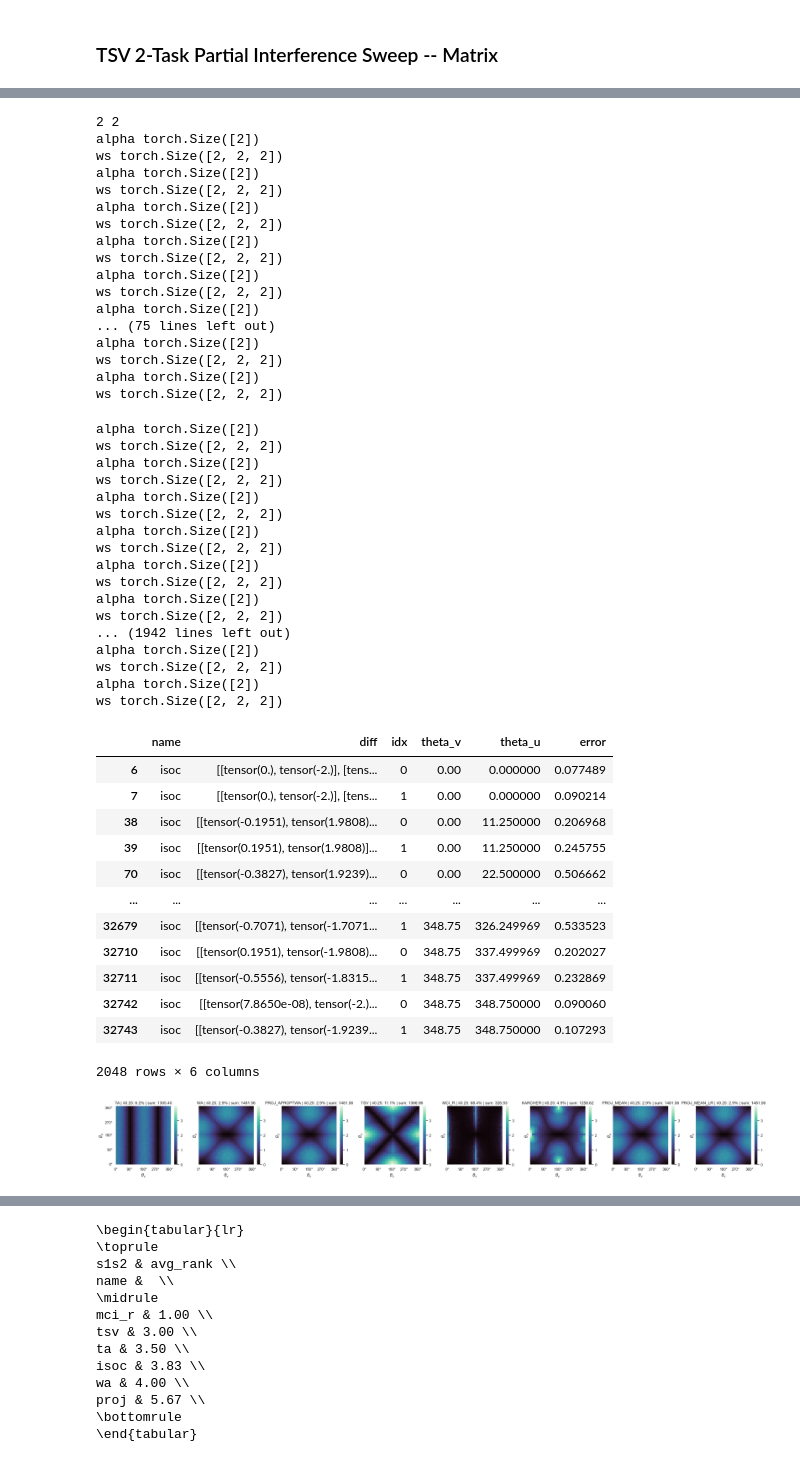
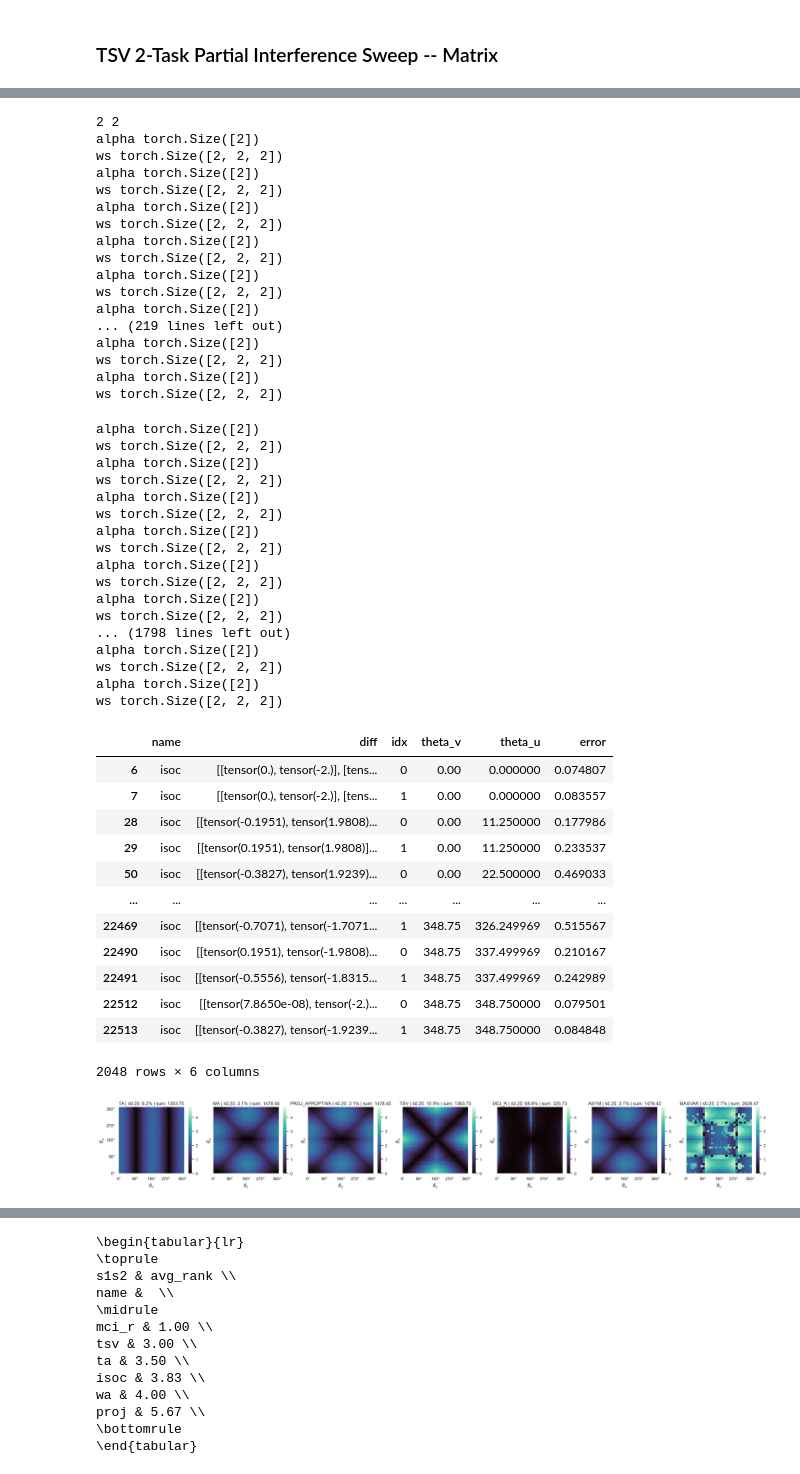
Before and after one commit to AntoAndGar/task_singular_vectors, a Jupyter notebook: anaylsis.ipynb, the cells around one changed output, grey strips where cells are left out. Drawn from its saved outputs; the diff is of its cells as text; code cells hidden in the pictures.

```diff
--- a/anaylsis.ipynb
+++ b/anaylsis.ipynb
@@ -1089,12 +572,5 @@ RuntimeError: Expected size for first two dimensions of batch2 tensor to be: [2,
 # %%
-import torch
-tensors = torch.randn(2, 32, 64)
-epsilon = 1e-4
-
-u, s, vt = torch.linalg.svd(tensors, full_matrices=False)
-vt = vt[:, : s.size(1)]
-c = torch.einsum("nir,nr,nrj->nij", vt.transpose(1, 2), s, vt)
-cbar = c.sum(dim=0)
-y = torch.bmm(tensors, c).sum(dim=0) @ torch.linalg.pinv(cbar)
-y.shape
+tvs = torch.ones(2, 2)
+tvs[1] = -1 * tvs[1]
+compute_procrustes(tvs.T).T
 # %% [output]
@@ -1732,7 +1188,7 @@ def make_interference_data(s1, s2, verbose=False, data_type='disentangled'):
         w_tsv = torch.einsum('i,j->ij', uo0 * s1, vo0) + torch.einsum('i,j->ij', uo1 * s2, vo1)
 
         # ISO-C
-        w_isoc = merge_isoc(torch.stack([w_targ_0, w_targ_1]))
+        w_isoc = merge_isoc([w_targ_0, w_targ_1])
 
         # MCI
         w_mci_r = merge_mci_mats(torch.stack([w_targ_0, w_targ_1]), mode='right')
@@ -1753,19 +1209,6 @@ def make_interference_data(s1, s2, verbose=False, data_type='disentangled'):
 
         # Maxvar
         w_maxvar = merge_maxvar(torch.stack([w_targ_0, w_targ_1]))
-
-        # Wmean
-        w_wmean = merge_weighted_mean(torch.stack([w_targ_0, w_targ_1]))
-
-        # Decoupled
-        w_decoupled = merge_decoupled(torch.stack([w_targ_0, w_targ_1]))
-
-        # Karcher
-        w_karcher = karcher_merge_tensors(torch.stack([w_targ_0, w_targ_1]))
-
-        # Project mean
-        w_proj_mean = merge_project_mean(torch.stack([w_targ_0, w_targ_1]), mode="both")
-        w_proj_mean_lr = merge_project_mean(torch.stack([w_targ_0, w_targ_1]), mode="both", low_rank=True)
 
         errors = [
             {'name': 'ta', 'diff': w_ta - w_targ_0, "idx": 0},
@@ -1797,21 +1240,6 @@ def make_interference_data(s1, s2, verbose=False, data_type='disentangled'):
             # maxvar
             {'name': 'maxvar', 'diff': w_maxvar - w_targ_0, "idx": 0},
             {'name': 'maxvar', 'diff': w_maxvar - w_targ_1, "idx": 1},
-            # wmean
-            {'name': 'wmean', 'diff': w_wmean - w_targ_0, "idx": 0},
-            {'name': 'wmean', 'diff': w_wmean - w_targ_1, "idx": 1},
-            # decoupled
-            {'name': 'decoupled', 'diff': w_decoupled - w_targ_0, "idx": 0},
-            {'name': 'decoupled', 'diff': w_decoupled - w_targ_1, "idx": 1},
-            # karcher
-            {'name': 'karcher', 'diff': w_karcher - w_targ_0, "idx": 0},
-            {'name': 'karcher', 'diff': w_karcher - w_targ_1, "idx": 1},
-            # proj mean
-            {'name': 'proj_mean', 'diff': w_proj_mean - w_targ_0, "idx": 0},
-            {'name': 'proj_mean', 'diff': w_proj_mean - w_targ_1, "idx": 1},
-            # proj mean lr
-            {'name': 'proj_mean_lr', 'diff': w_proj_mean_lr - w_targ_0, "idx": 0},
-            {'name': 'proj_mean_lr', 'diff': w_proj_mean_lr - w_targ_1, "idx": 1},
         ]
 
         if verbose:
@@ -1861,7 +1289,7 @@ ws torch.Size([2, 2, 2])
 alpha torch.Size([2])
 ws torch.Size([2, 2, 2])
 alpha torch.Size([2])
-... (75 lines left out)
+... (219 lines left out)
 alpha torch.Size([2])
 ws torch.Size([2, 2, 2])
 alpha torch.Size([2])
@@ -1878,29 +1306,29 @@ alpha torch.Size([2])
 ws torch.Size([2, 2, 2])
 alpha torch.Size([2])
 ws torch.Size([2, 2, 2])
-... (1942 lines left out)
+... (1798 lines left out)
 alpha torch.Size([2])
 ws torch.Size([2, 2, 2])
 alpha torch.Size([2])
 ws torch.Size([2, 2, 2])
 |  | name | diff | idx | theta_v | theta_u | error |
-| 6 | isoc | [[tensor(0.), tensor(-2.)], [tens... | 0 | 0.00 | 0.000000 | 0.077489 |
-| 7 | isoc | [[tensor(0.), tensor(-2.)], [tens... | 1 | 0.00 | 0.000000 | 0.090214 |
-| 38 | isoc | [[tensor(-0.1951), tensor(1.9808)... | 0 | 0.00 | 11.250000 | 0.206968 |
-| 39 | isoc | [[tensor(0.1951), tensor(1.9808)]... | 1 | 0.00 | 11.250000 | 0.245755 |
-| 70 | isoc | [[tensor(-0.3827), tensor(1.9239)... | 0 | 0.00 | 22.500000 | 0.506662 |
+| 6 | isoc | [[tensor(0.), tensor(-2.)], [tens... | 0 | 0.00 | 0.000000 | 0.074807 |
+| 7 | isoc | [[tensor(0.), tensor(-2.)], [tens... | 1 | 0.00 | 0.000000 | 0.083557 |
+| 28 | isoc | [[tensor(-0.1951), tensor(1.9808)... | 0 | 0.00 | 11.250000 | 0.177986 |
+| 29 | isoc | [[tensor(0.1951), tensor(1.9808)]... | 1 | 0.00 | 11.250000 | 0.233537 |
+| 50 | isoc | [[tensor(-0.3827), tensor(1.9239)... | 0 | 0.00 | 22.500000 | 0.469033 |
 | ... | ... | ... | ... | ... | ... | ... |
-| 32679 | isoc | [[tensor(-0.7071), tensor(-1.7071... | 1 | 348.75 | 326.249969 | 0.533523 |
-| 32710 | isoc | [[tensor(0.1951), tensor(-1.9808)... | 0 | 348.75 | 337.499969 | 0.202027 |
-| 32711 | isoc | [[tensor(-0.5556), tensor(-1.8315... | 1 | 348.75 | 337.499969 | 0.232869 |
-| 32742 | isoc | [[tensor(7.8650e-08), tensor(-2.)... | 0 | 348.75 | 348.750000 | 0.090060 |
-| 32743 | isoc | [[tensor(-0.3827), tensor(-1.9239... | 1 | 348.75 | 348.750000 | 0.107293 |
+| 22469 | isoc | [[tensor(-0.7071), tensor(-1.7071... | 1 | 348.75 | 326.249969 | 0.515567 |
+| 22490 | isoc | [[tensor(0.1951), tensor(-1.9808)... | 0 | 348.75 | 337.499969 | 0.210167 |
+| 22491 | isoc | [[tensor(-0.5556), tensor(-1.8315... | 1 | 348.75 | 337.499969 | 0.242989 |
+| 22512 | isoc | [[tensor(7.8650e-08), tensor(-2.)... | 0 | 348.75 | 348.750000 | 0.079501 |
+| 22513 | isoc | [[tensor(-0.3827), tensor(-1.9239... | 1 | 348.75 | 348.750000 | 0.084848 |
 2048 rows × 6 columns
 # %%
 import matplotlib.pyplot as plt
 import numpy as np
 
-methods = ["ta", "wa", "proj_aproptwa", "tsv", "mci_r", "karcher", "proj_mean", "proj_mean_lr"]
+methods = ["ta", "wa", "proj_aproptwa", "tsv", "mci_r", "asym", "maxvar"]
 thr = 0.25
 n_steps = len(theta_range)
 
@@ -1920,34 +1348,34 @@ fig, axes = plt.subplots(
     1, len(methods),
     figsize=(3.5 * len(methods), 3.5),
     sharex=True, sharey=True
 )
 
 for ax, m, Z in zip(axes, methods, Zs):
     ok = Z < thr
     sns.heatmap(
         Z,
         cmap="mako",
         vmin=vmin, vmax=vmax,   # <-- shared scale
         cbar=True,
         ax=ax
     )
 
     pct = ok.mean() * 100
     ax.set(
         title=f"{m.upper()} | ≤{thr:.2f}: {pct:.1f}% | sum: {Z.sum():.2f}",
         xlabel=r"$\theta_v$", ylabel=r"$\theta_u$"
     )
     ax.invert_yaxis()
     ax.set(
         xticks=ticks, yticks=ticks,
         xticklabels=labels, yticklabels=labels
     )
 
 plt.tight_layout()
 plt.savefig(f"results/interference_heatmap_2d_s1{s1}_s2{s2}.pdf", dpi=600, bbox_inches="tight")
 plt.show()
 # %% [output]
-[figure, old version]
+[figure, new version]
 # %%
 # WARNING: This takes a while to run
 # Creates a dataframe for each (s1,s2) pair
```
Also changed, not shown: parts of 20 cells of this notebook, 1 other file.
